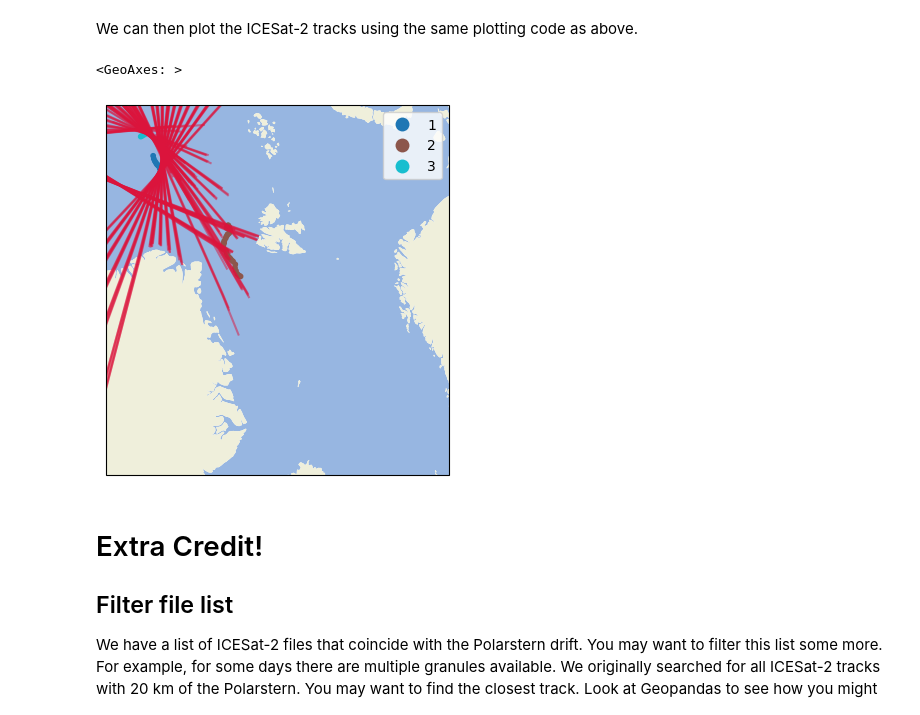
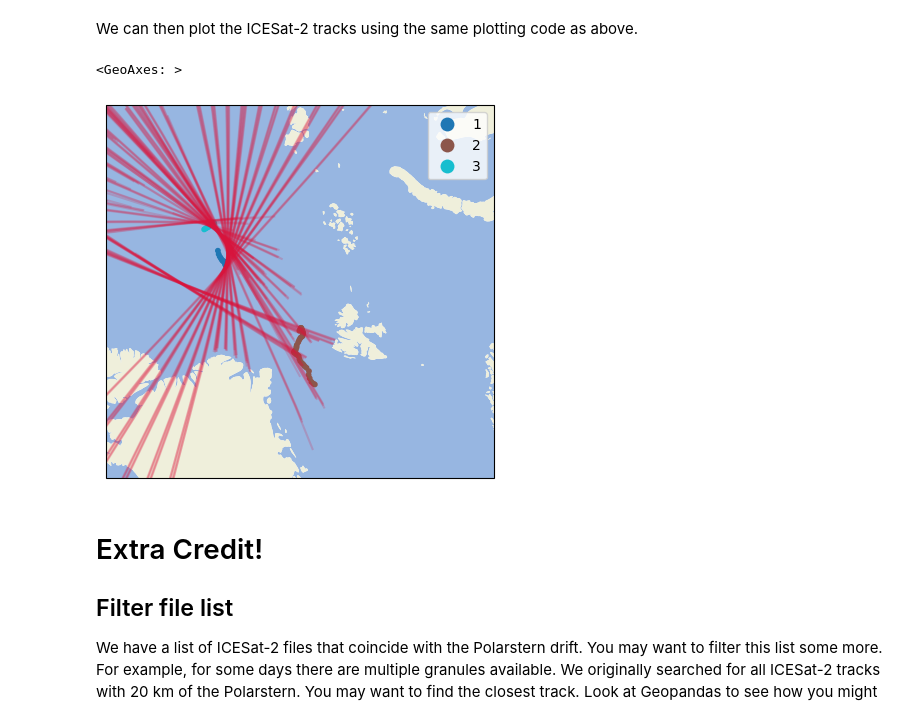
Before and after one commit to andypbarrett/mosaic_icesat2_with_earthaccess, a Jupyter notebook: notebooks/polarstern_mosaic_full_cruise.ipynb, the cells around one changed output. Saved outputs shown, nothing was run; the diff lists cells and outputs as text; code cells hidden in the pictures.

```diff
--- a/notebooks/polarstern_mosaic_full_cruise.ipynb
+++ b/notebooks/polarstern_mosaic_full_cruise.ipynb
@@ -214,18 +213,22 @@ We can then plot the ICESat-2 tracks using the same plotting code as above.
 # %%
 projection = ccrs.Stereographic(central_latitude=90., central_longitude=-45., true_scale_latitude=70.)
 
-fig, ax = plt.subplots(subplot_kw=dict(projection=projection))
-ax.set_extent([-200000., 2349878.8355433857, -2349878.8355433852, 400000.], projection)
+fig, ax = plt.subplots(
+    figsize=(5,5),
+    subplot_kw=dict(projection=projection)
+)
+
+ax.set_extent([-600000., 2000000, -1500000, 1000000.], projection)
 # ax.set_extent([-2349878.8355433852, 2349878.8355433857, -2349878.8355433852, 2349878.8355433857], projection)
 
 gdf.to_crs(3413).plot(ax=ax, column="Floe", markersize=10, legend=True, categorical=True)
 ax.add_feature(cfeature.OCEAN)
 ax.add_feature(cfeature.LAND)
 
-all_is2_gdf.to_crs(3413).plot(ax=ax, color="crimson", markersize=0.5, alpha=0.5)
+all_is2_gdf.to_crs(3413).plot(ax=ax, color="crimson", markersize=0.5, alpha=0.2)
 # %% [output]
 <GeoAxes: >
-[figure, old version]
+[figure, new version]
 # %% [markdown]
 # Extra Credit!
 
```
Also changed, not shown: parts of 4 cells of this notebook.
